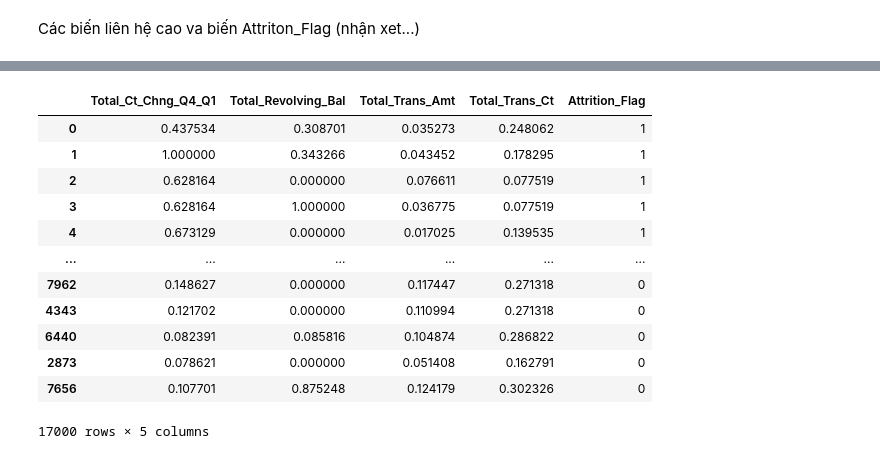
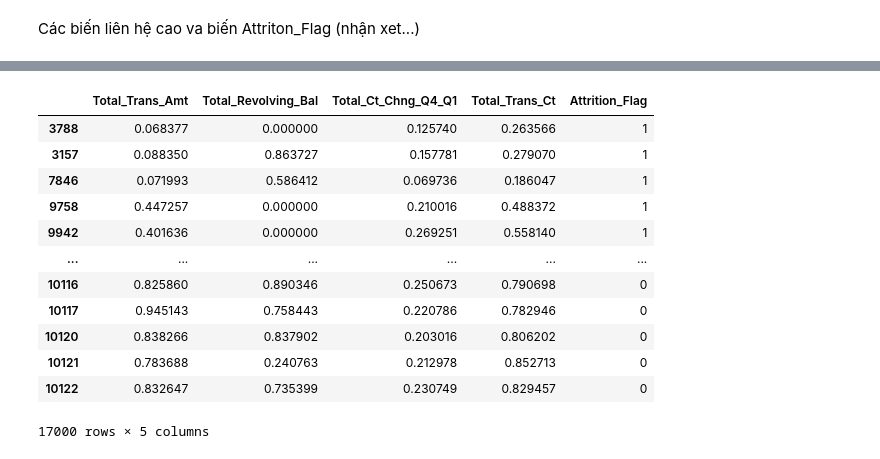
Before and after one commit to thien2972/DataAnalyst, a Jupyter notebook: credit_card_customer.ipynb, the cells around one changed output, grey strips where cells are left out. Cells and saved outputs as stored; diff of their text form; code cells hidden in the pictures.

```diff
--- a/credit_card_customer.ipynb
+++ b/credit_card_customer.ipynb
@@ -280,13 +293,3 @@ plot_num('Total_Ct_Chng_Q4_Q1')
 4. Lập mô hình
 5. Chạy mô hình
 6. Kiểm tra
-# %%
-df = df.drop('CLIENTNUM', axis = 1)
-df1 = df
-df1['Gender'] = df['Gender'].astype('category').cat.codes
-df1['Attrition_Flag'] = df['Attrition_Flag'].astype('category').cat.codes
-df1['Card_Category'] = df['Card_Category'].astype('category').cat.codes
-df1['Income_Category'] = df['Income_Category'].astype('category').cat.codes
-df1['Marital_Status'] = df['Marital_Status'].astype('category').cat.codes
-df1['Education_Level'] = df['Education_Level'].astype('category').cat.codes
-df1.info()
@@ -383,6 +456,6 @@ random_state=0 sets the seed used by the random
 # %%
-df_fi = df[temp[temp > 0.1].index]
+df_fi = df1[temp[temp > 0.1].index]
 df_fi.head()
-df_scaled = pd.concat([df_fi,df[['Attrition_Flag']]], axis=1)
+df_scaled = pd.concat([df_fi,df1[['Attrition_Flag']]], axis=1)
 df_scaled
 # %% [output]
@@ -403,6 +476,6 @@ df_scaled
 #imbalance Data
 df_class_1 = df_scaled[df_scaled['Attrition_Flag'] == 1]
 df_class_0 = df_scaled[df_scaled['Attrition_Flag'] == 0]
-count_class_1, count_class_0 = df1['Attrition_Flag'].value_counts()
-count_class_0
+count_class_0, count_class_1 = df1['Attrition_Flag'].value_counts()
+df_class_0
 # %% [output]
@@ -410,20 +495,21 @@ count_class_0
 # %%
-df_class_0_over = df_class_0.sample(count_class_1, replace = True)
-df_test_over = pd.concat([df_class_1, df_class_0_over], axis = 0)
+df_class_1_over = df_class_1.sample(count_class_0, replace = True)
+df_test_over = pd.concat([df_class_1_over, df_class_0 ], axis = 0)
+df_class_1_over.shape
 df_test_over
 # %% [output]
-|  | Total_Ct_Chng_Q4_Q1 | Total_Revolving_Bal | Total_Trans_Amt | Total_Trans_Ct | Attrition_Flag |
-| 0 | 0.437534 | 0.308701 | 0.035273 | 0.248062 | 1 |
-| 1 | 1.000000 | 0.343266 | 0.043452 | 0.178295 | 1 |
-| 2 | 0.628164 | 0.000000 | 0.076611 | 0.077519 | 1 |
-| 3 | 0.628164 | 1.000000 | 0.036775 | 0.077519 | 1 |
-| 4 | 0.673129 | 0.000000 | 0.017025 | 0.139535 | 1 |
+|  | Total_Trans_Amt | Total_Revolving_Bal | Total_Ct_Chng_Q4_Q1 | Total_Trans_Ct | Attrition_Flag |
+| 3788 | 0.068377 | 0.000000 | 0.125740 | 0.263566 | 1 |
+| 3157 | 0.088350 | 0.863727 | 0.157781 | 0.279070 | 1 |
+| 7846 | 0.071993 | 0.586412 | 0.069736 | 0.186047 | 1 |
+| 9758 | 0.447257 | 0.000000 | 0.210016 | 0.488372 | 1 |
+| 9942 | 0.401636 | 0.000000 | 0.269251 | 0.558140 | 1 |
 | ... | ... | ... | ... | ... | ... |
-| 7962 | 0.148627 | 0.000000 | 0.117447 | 0.271318 | 0 |
-| 4343 | 0.121702 | 0.000000 | 0.110994 | 0.271318 | 0 |
-| 6440 | 0.082391 | 0.085816 | 0.104874 | 0.286822 | 0 |
-| 2873 | 0.078621 | 0.000000 | 0.051408 | 0.162791 | 0 |
-| 7656 | 0.107701 | 0.875248 | 0.124179 | 0.302326 | 0 |
+| 10116 | 0.825860 | 0.890346 | 0.250673 | 0.790698 | 0 |
+| 10117 | 0.945143 | 0.758443 | 0.220786 | 0.782946 | 0 |
+| 10120 | 0.838266 | 0.837902 | 0.203016 | 0.806202 | 0 |
+| 10121 | 0.783688 | 0.240763 | 0.212978 | 0.852713 | 0 |
+| 10122 | 0.832647 | 0.735399 | 0.230749 | 0.829457 | 0 |
 17000 rows × 5 columns
 # %%
 X = df_test_over.drop("Attrition_Flag", axis=1)
```
Also changed, not shown: parts of 21 cells of this notebook, 1 other file.
